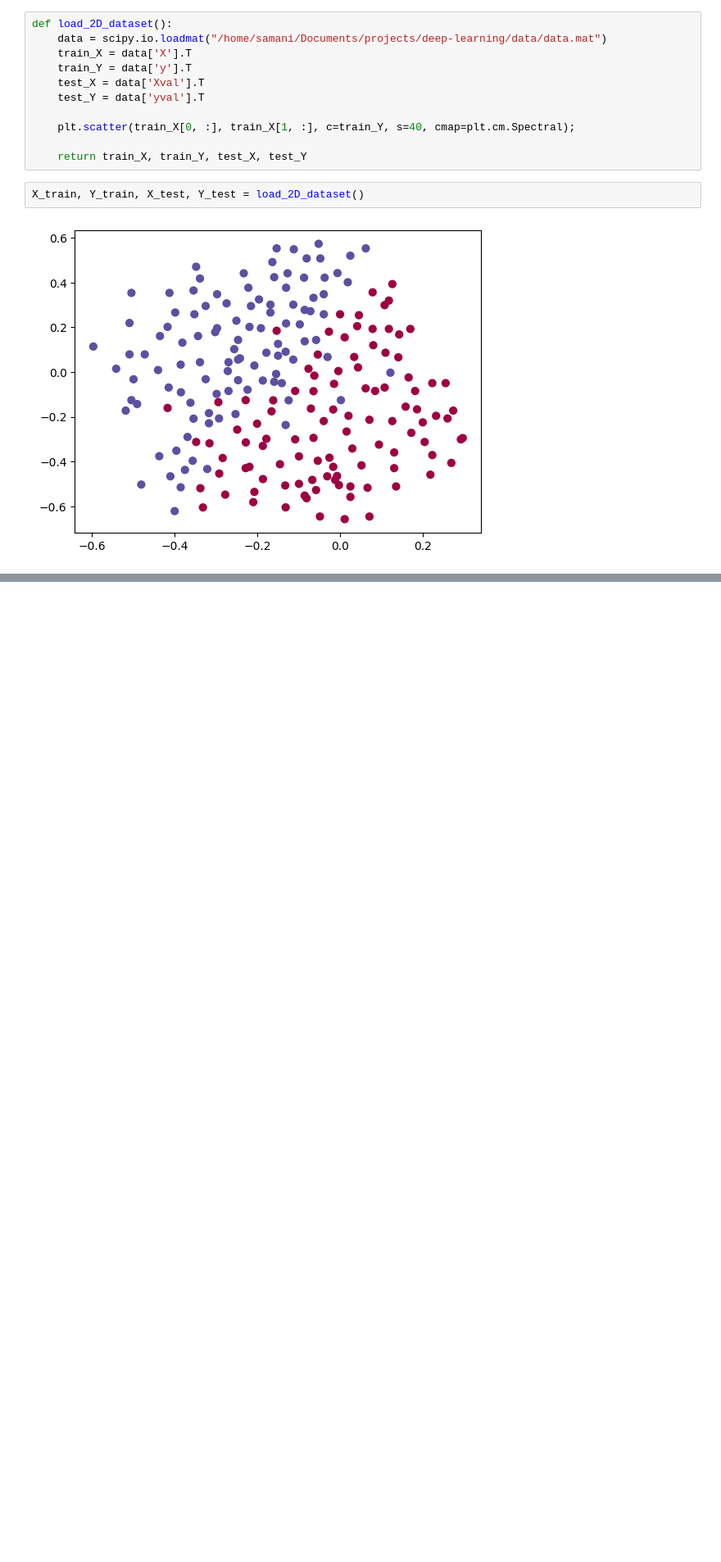
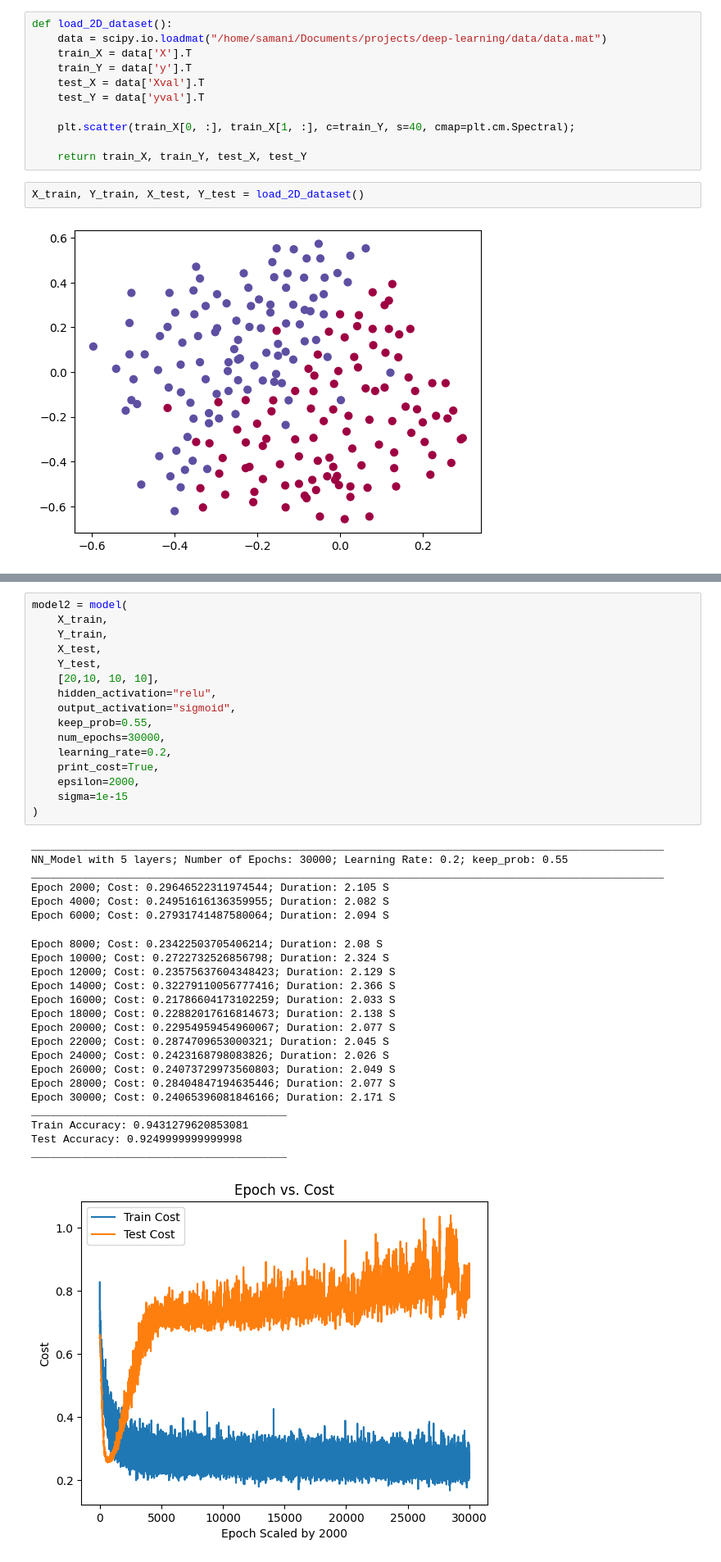
Before and after one commit to LoqmanSamani/deep-learning, a Jupyter notebook: improving_dnn/dropout_regularization.ipynb, the cells around one changed output, grey strips where cells are left out. Shown: that part at 82% size. Drawn from its saved outputs; the diff is of its cells as text; blank space fills up the shorter version.

```diff
--- a/improving_dnn/dropout_regularization.ipynb
+++ b/improving_dnn/dropout_regularization.ipynb
@@ -565,0 +650,40 @@ ValueError: operands could not be broadcast together with shapes (20,211) (10,21
+# %%
+model2 = model(
+    X_train,
+    Y_train,
+    X_test,
+    Y_test,
+    [20,10, 10, 10],
+    hidden_activation="relu",
+    output_activation="sigmoid",
+    keep_prob=0.55,
+    num_epochs=30000,
+    learning_rate=0.2,
+    print_cost=True,
+    epsilon=2000,
+    sigma=1e-15
+)
+# %% [output]
+___________________________________________________________________________________________________
+NN_Model with 5 layers; Number of Epochs: 30000; Learning Rate: 0.2; keep_prob: 0.55
+___________________________________________________________________________________________________
+Epoch 2000; Cost: 0.29646522311974544; Duration: 2.105 S
+Epoch 4000; Cost: 0.24951616136359955; Duration: 2.082 S
+Epoch 6000; Cost: 0.27931741487580064; Duration: 2.094 S
+Epoch 8000; Cost: 0.23422503705406214; Duration: 2.08 S
+Epoch 10000; Cost: 0.2722732526856798; Duration: 2.324 S
+Epoch 12000; Cost: 0.23575637604348423; Duration: 2.129 S
+Epoch 14000; Cost: 0.32279110056777416; Duration: 2.366 S
+Epoch 16000; Cost: 0.21786604173102259; Duration: 2.033 S
+Epoch 18000; Cost: 0.22882017616814673; Duration: 2.138 S
+Epoch 20000; Cost: 0.22954959454960067; Duration: 2.077 S
+Epoch 22000; Cost: 0.2874709653000321; Duration: 2.045 S
+Epoch 24000; Cost: 0.2423168798083826; Duration: 2.026 S
+Epoch 26000; Cost: 0.24073729973560803; Duration: 2.049 S
+Epoch 28000; Cost: 0.28404847194635446; Duration: 2.077 S
+Epoch 30000; Cost: 0.24065396081846166; Duration: 2.171 S
+________________________________________
+Train Accuracy: 0.9431279620853081
+Test Accuracy: 0.9249999999999998
+________________________________________
+[figure, added]
```
Also changed, not shown: parts of 6 cells of this notebook.
